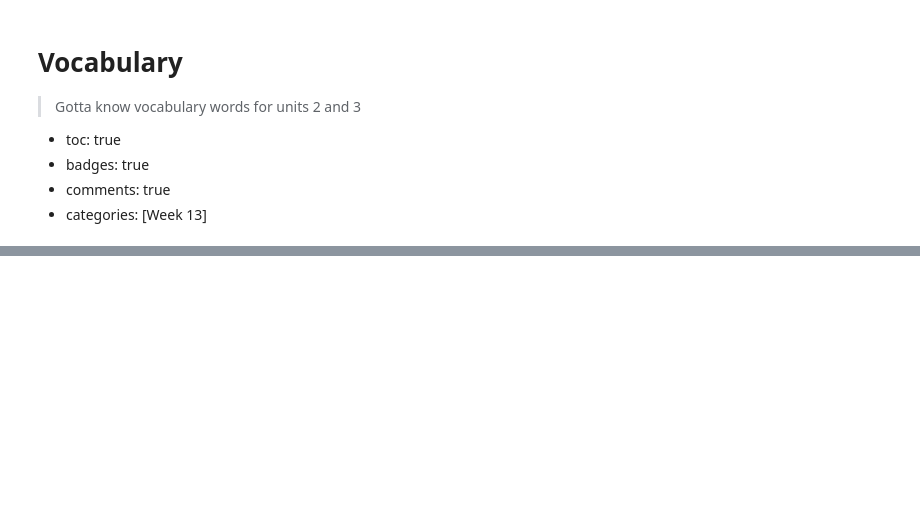
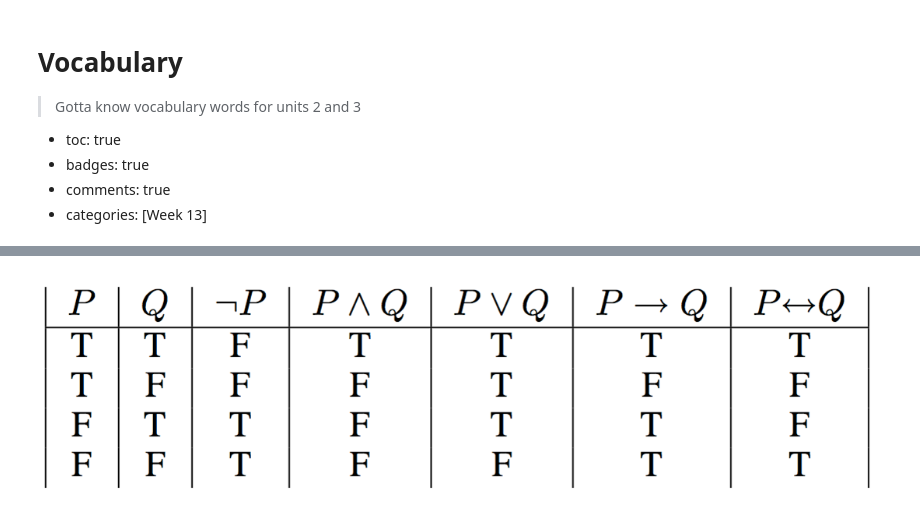
Before and after one commit to YLu-1258/YLu-Blog, a Jupyter notebook: _notebooks/2022-12-08-Vocab.ipynb, the cells around one changed output, grey strips where cells are left out. Cells and saved outputs as stored; diff of their text form; code cells hidden in the pictures; blank space fills up the shorter version.

```diff
--- a/_notebooks/2022-12-08-Vocab.ipynb
+++ b/_notebooks/2022-12-08-Vocab.ipynb
@@ -33,0 +191,6 @@
+# %%
+#hide_input
+from IPython import display
+display.Image("../images/truth-table.png")
+# %% [output]
+[figure, added]
```
Also changed, not shown: parts of 19 cells of this notebook, 2 other files.
